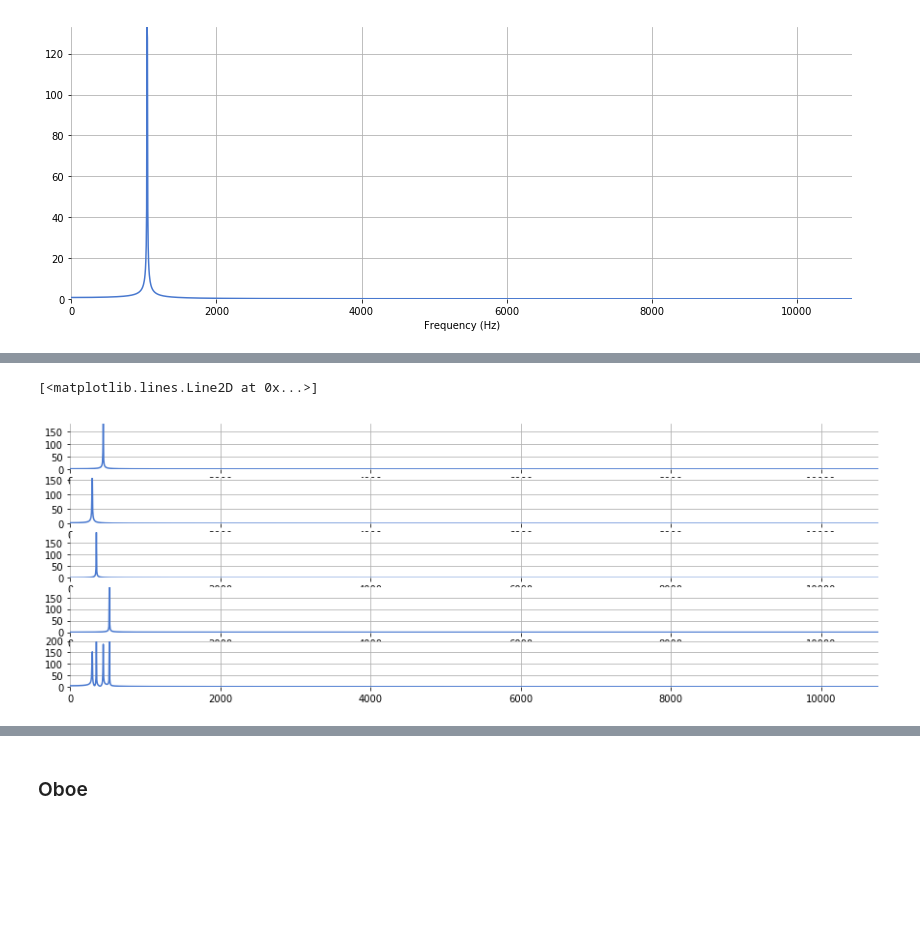
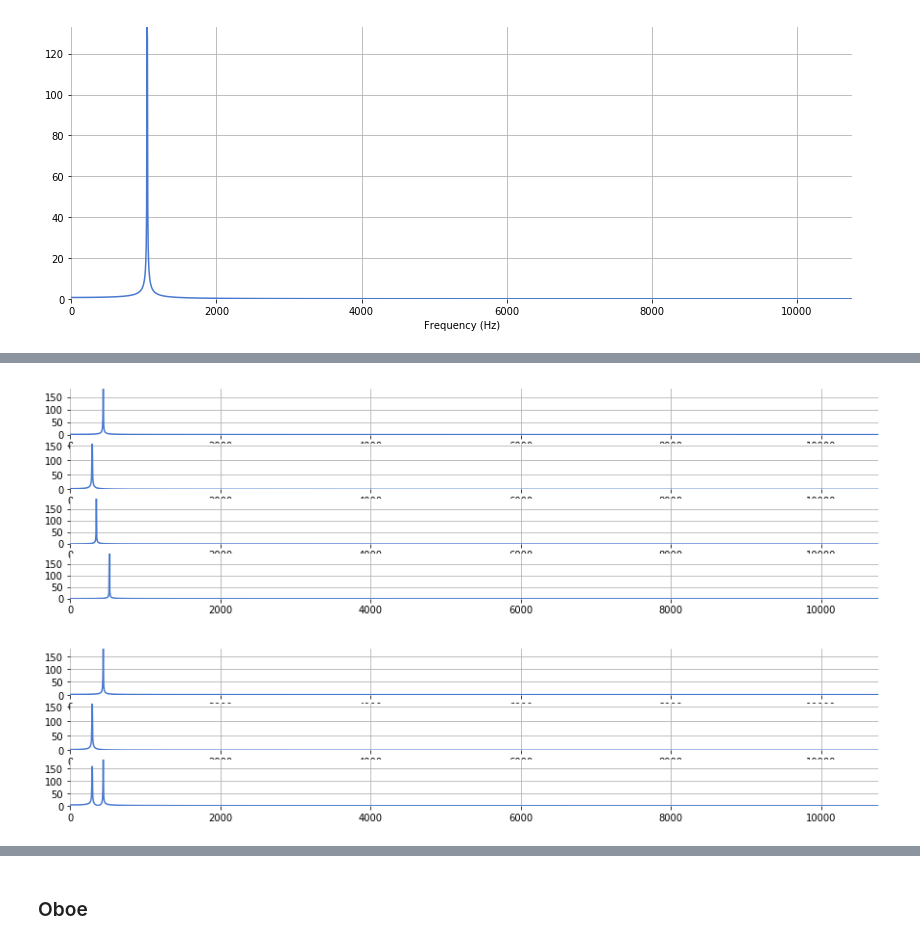
Before and after one commit to yardsale8/musicinformationretrieval.com, a Jupyter notebook: 5_3_audio_representation.ipynb, the cells around one changed output, grey strips where cells are left out. Cells and saved outputs as stored; diff of their text form; code cells hidden in the pictures; blank space fills up the shorter version.

```diff
--- a/5_3_audio_representation.ipynb
+++ b/5_3_audio_representation.ipynb
@@ -171,20 +137,17 @@ plt.xlabel('Frequency (Hz)')
 [figure]
 # %%
 def freq_plot(x, low = 0, high = 4096):
-
     X = scipy.fft(x[low:high])
     X_mag = numpy.absolute(X)        # spectral magnitude
     f = numpy.linspace(0, sr, high)  # frequency variable
     p = plt.plot(f[:2000], X_mag[:2000]) # magnitude spectrum
     return p
 
-plt.figure(figsize=(15, 5))
-plt.xlabel('Frequency (Hz)')
-plt.subplot(5, 1, 2)
-freq_plot(a440)
-plt.subplot(5, 1, 3)
-freq_plot(d291)
-plt.subplot(5, 1, 4)
-freq_plot(f349)
-plt.subplot(5, 1, 5)
-freq_plot(c523)
+def make_freq_plots(*args, low = 0, high = 4096):
+    n = len(args)
+    fig = plt.figure(figsize=(15, n))
+    plt.xlabel('Frequency (Hz)')
+    for i, seq in enumerate(args):
+        plt.subplot(n, 1, i + 1)
+        freq_plot(seq, low = low, high = high)
+    return fig
@@ -206,16 +154,8 @@ freq_plot(mix)
-# %%
-plt.figure(figsize=(15, 5))
-plt.xlabel('Frequency (Hz)')
-plt.subplot(5, 1, 1)
-freq_plot(a440)
-plt.subplot(5, 1, 2)
-freq_plot(d291)
-plt.subplot(5, 1, 3)
-freq_plot(f349)
-plt.subplot(5, 1, 4)
-freq_plot(c523)
-plt.subplot(5, 1, 5)
-freq_plot(mix2)
-# %% [output]
-[<matplotlib.lines.Line2D at 0x...>]
-[figure, removed]
+# %%
+_ = make_freq_plots(a440, d291, f349, c523)
+# %% [output]
+[figure, added]
+# %%
+_ = make_freq_plots(a440, d291, mix)
+# %% [output]
+[figure, added]
```
Also changed, not shown: parts of 23 cells of this notebook, 1 other file.
